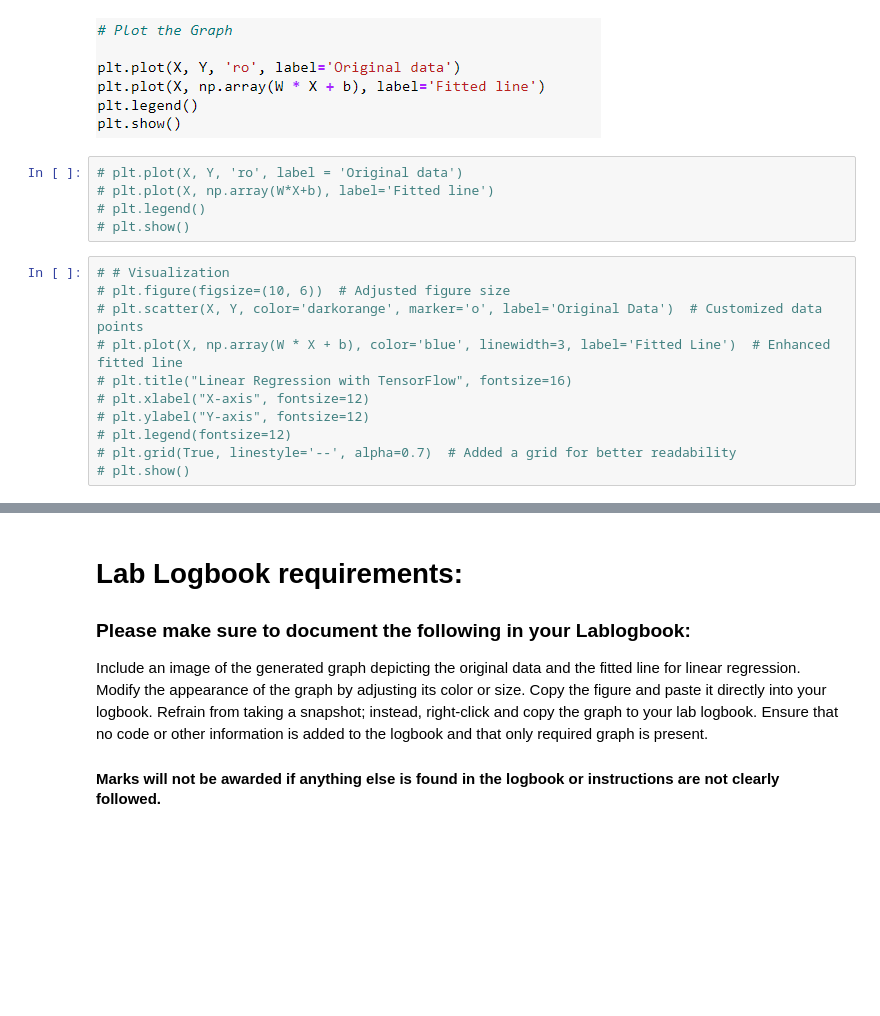
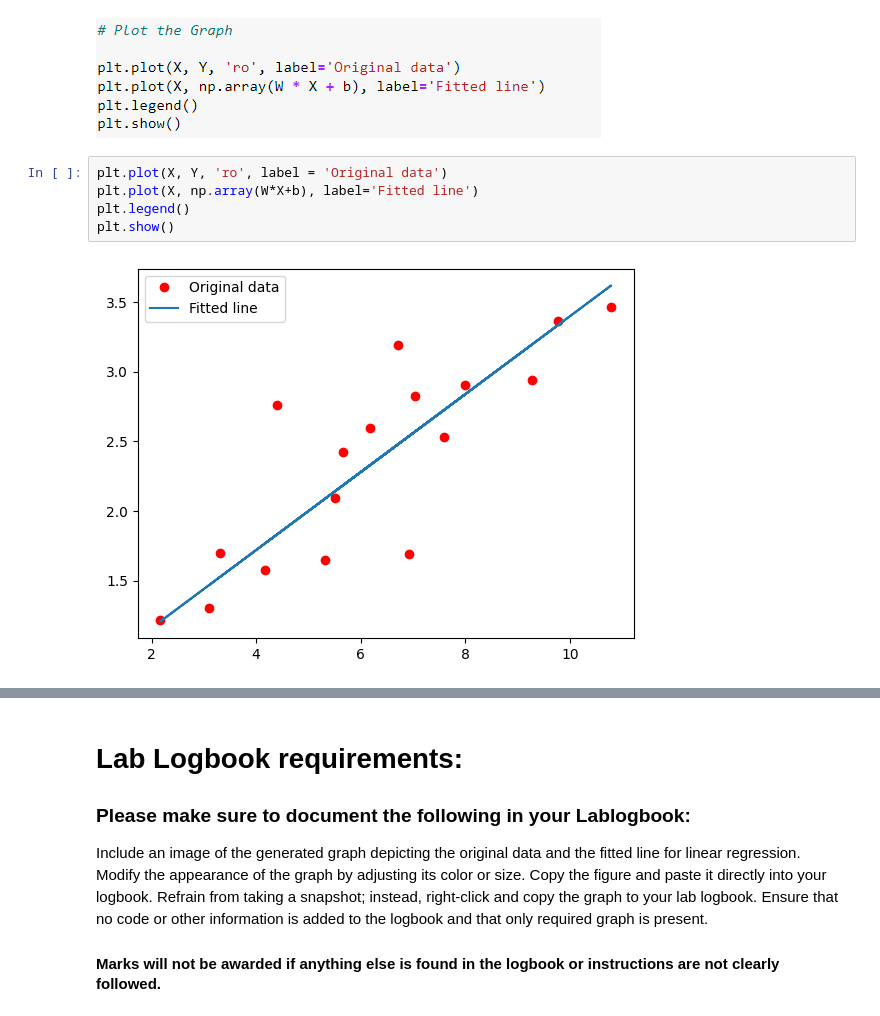
Before and after one commit to sahiltambe/Anglia-Ruskin-University, a Jupyter notebook: Neural Computing and Deep Learning (MOD006568)/Week 1/Week1-Lab.ipynb, the cells around one changed output, grey strips where cells are left out. Saved outputs shown, nothing was run; the diff lists cells and outputs as text; blank space fills up the shorter version.

```diff
--- a/Neural Computing and Deep Learning (MOD006568)/Week 1/Week1-Lab.ipynb
+++ b/Neural Computing and Deep Learning (MOD006568)/Week 1/Week1-Lab.ipynb
@@ -183,21 +183,12 @@ step: 1000, loss: 0.081697, W: 0.212488, b: 1.076336
 # %% [markdown]
 ![image.png](attachment:image.png)
 # %%
-# plt.plot(X, Y, 'ro', label = 'Original data')
-# plt.plot(X, np.array(W*X+b), label='Fitted line')
-# plt.legend()
-# plt.show()
+plt.plot(X, Y, 'ro', label = 'Original data')
+plt.plot(X, np.array(W*X+b), label='Fitted line')
+plt.legend()
+plt.show()
+# %% [output]
+[figure, added]
-# %%
-# # Visualization
-# plt.figure(figsize=(10, 6))  # Adjusted figure size
-# plt.scatter(X, Y, color='darkorange', marker='o', label='Original Data')  # Customized data points
-# plt.plot(X, np.array(W * X + b), color='blue', linewidth=3, label='Fitted Line')  # Enhanced fitted line
-# plt.title("Linear Regression with TensorFlow", fontsize=16)
-# plt.xlabel("X-axis", fontsize=12)
-# plt.ylabel("Y-axis", fontsize=12)
-# plt.legend(fontsize=12)
-# plt.grid(True, linestyle='--', alpha=0.7)  # Added a grid for better readability
-# plt.show()
 # %%
 # Visualization with enhanced details
 plt.figure(figsize=(12, 8))  # Adjusted figure size for clarity
```
Also changed, not shown: parts of 5 cells of this notebook, 18 other files.
